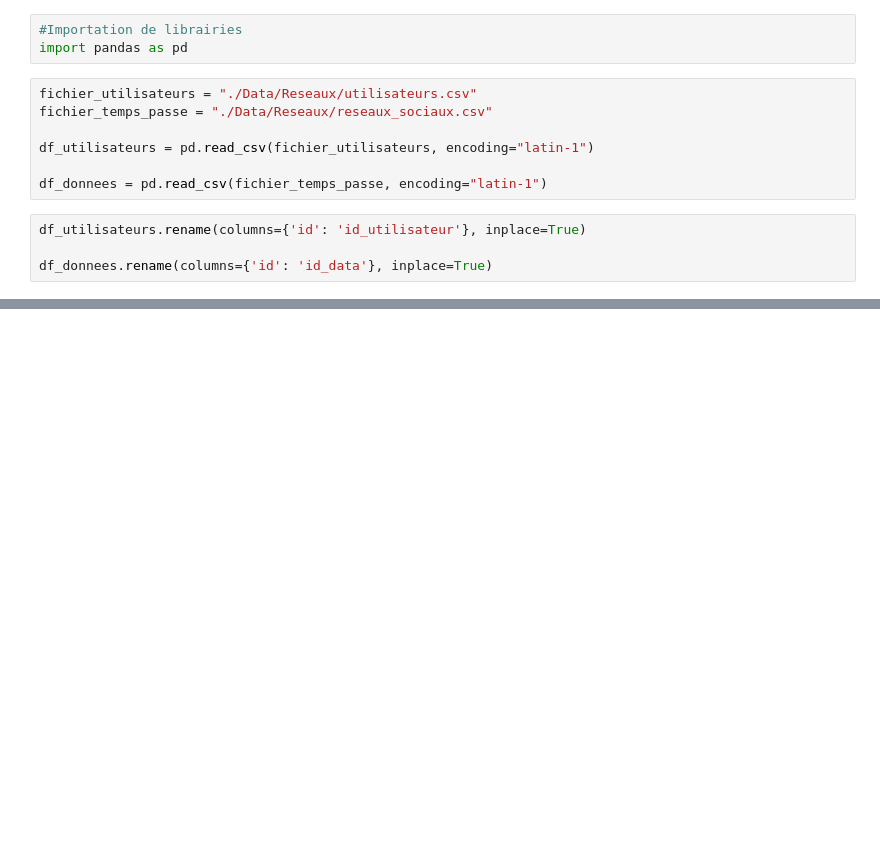
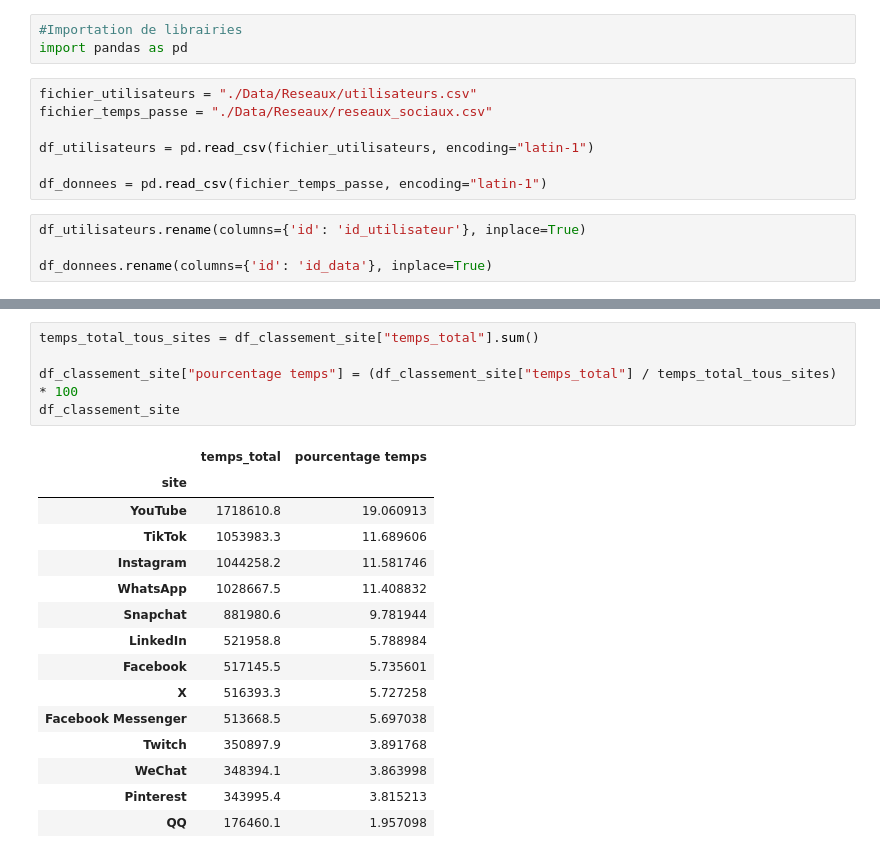
Before and after one commit to ZorroLeVrai/Python.Bureautique, a Jupyter notebook: Notebooks/Exercices/exo_14_2.ipynb, the cells around one changed output, grey strips where cells are left out. Drawn from its saved outputs; the diff is of its cells as text; blank space fills up the shorter version.

```diff
--- a/Notebooks/Exercices/exo_14_2.ipynb
+++ b/Notebooks/Exercices/exo_14_2.ipynb
@@ -102,0 +104,21 @@ df_classement_site
+# %%
+temps_total_tous_sites = df_classement_site["temps_total"].sum()
+
+df_classement_site["pourcentage temps"] = (df_classement_site["temps_total"] / temps_total_tous_sites) * 100
+df_classement_site
+# %% [output]
+|  | temps_total | pourcentage temps |
+| site |  |  |
+| YouTube | 1718610.8 | 19.060913 |
+| TikTok | 1053983.3 | 11.689606 |
+| Instagram | 1044258.2 | 11.581746 |
+| WhatsApp | 1028667.5 | 11.408832 |
+| Snapchat | 881980.6 | 9.781944 |
+| LinkedIn | 521958.8 | 5.788984 |
+| Facebook | 517145.5 | 5.735601 |
+| X | 516393.3 | 5.727258 |
+| Facebook Messenger | 513668.5 | 5.697038 |
+| Twitch | 350897.9 | 3.891768 |
+| WeChat | 348394.1 | 3.863998 |
+| Pinterest | 343995.4 | 3.815213 |
+| QQ | 176460.1 | 1.957098 |
```
Also changed, not shown: parts of 7 cells of this notebook, 3 other files.
